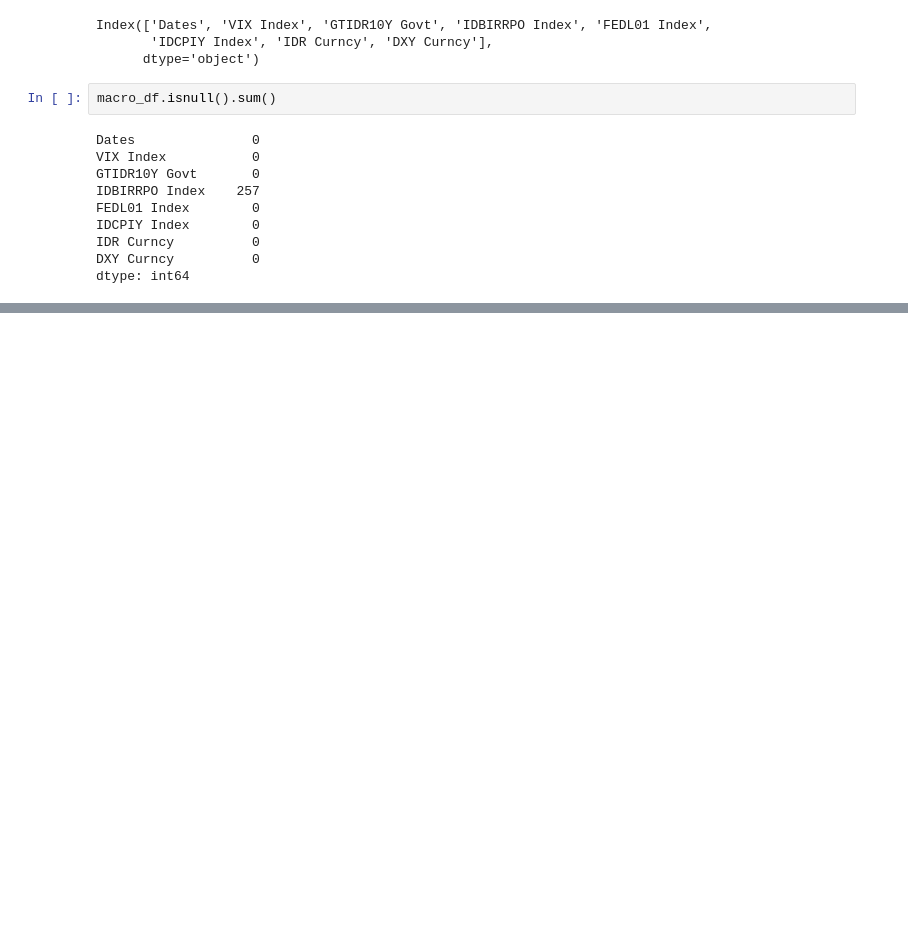
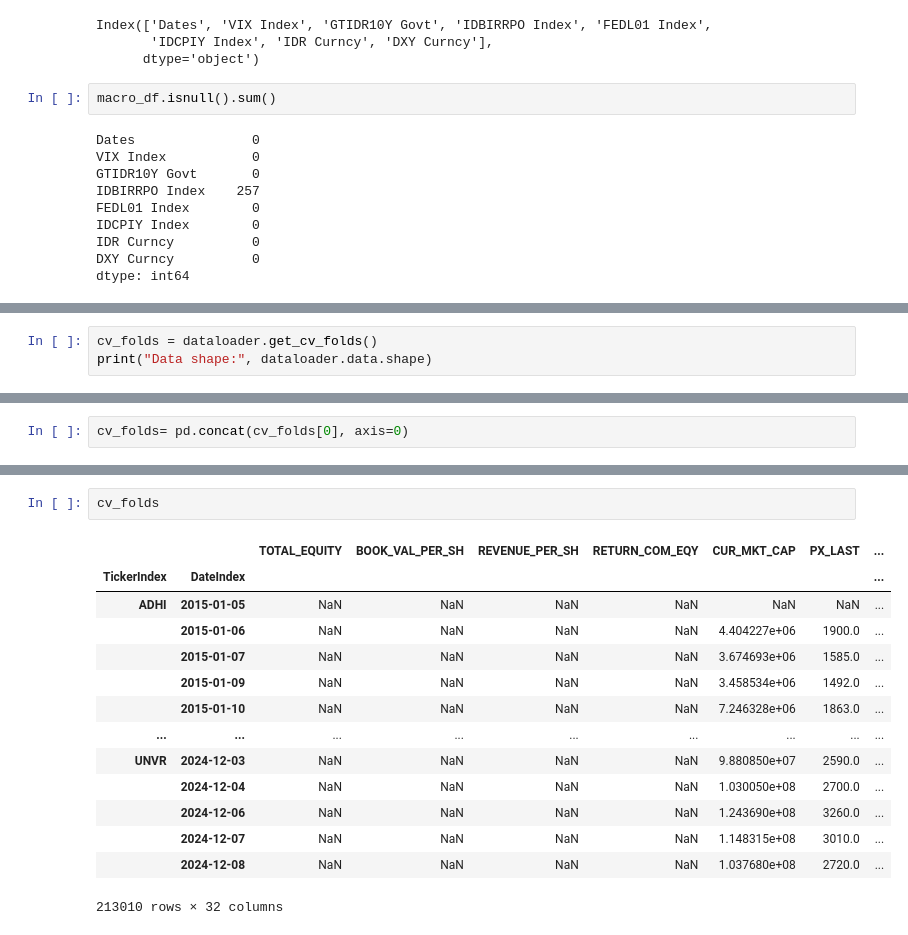
Before and after one commit to osamkabinladna/topquartile, a Jupyter notebook: topquartile/experiments/notebooks/Regime Switching.ipynb, the cells around one changed output, grey strips where cells are left out. Drawn from its saved outputs; the diff is of its cells as text; blank space fills up the shorter version.

```diff
--- a/topquartile/experiments/notebooks/Regime Switching.ipynb
+++ b/topquartile/experiments/notebooks/Regime Switching.ipynb
@@ -221,0 +212,3 @@ KeyError: 'Requested level (ticker) does not match index name (Dates)'
+# %%
+cv_folds = dataloader.get_cv_folds()
+print("Data shape:", dataloader.data.shape)
@@ -221,0 +233,2 @@ KeyError: 'Requested level (ticker) does not match index name (Dates)'
+# %%
+cv_folds= pd.concat(cv_folds[0], axis=0)
@@ -221,0 +270,17 @@ KeyError: 'Requested level (ticker) does not match index name (Dates)'
+# %%
+cv_folds
+# %% [output]
+|  |  | TOTAL_EQUITY | BOOK_VAL_PER_SH | REVENUE_PER_SH | RETURN_COM_EQY | CUR_MKT_CAP | PX_LAST | ... |
+| TickerIndex | DateIndex |  |  |  |  |  |  | ... |
+| ADHI | 2015-01-05 | NaN | NaN | NaN | NaN | NaN | NaN | ... |
+|  | 2015-01-06 | NaN | NaN | NaN | NaN | 4.404227e+06 | 1900.0 | ... |
+|  | 2015-01-07 | NaN | NaN | NaN | NaN | 3.674693e+06 | 1585.0 | ... |
+|  | 2015-01-09 | NaN | NaN | NaN | NaN | 3.458534e+06 | 1492.0 | ... |
+|  | 2015-01-10 | NaN | NaN | NaN | NaN | 7.246328e+06 | 1863.0 | ... |
+| ... | ... | ... | ... | ... | ... | ... | ... | ... |
+| UNVR | 2024-12-03 | NaN | NaN | NaN | NaN | 9.880850e+07 | 2590.0 | ... |
+|  | 2024-12-04 | NaN | NaN | NaN | NaN | 1.030050e+08 | 2700.0 | ... |
+|  | 2024-12-06 | NaN | NaN | NaN | NaN | 1.243690e+08 | 3260.0 | ... |
+|  | 2024-12-07 | NaN | NaN | NaN | NaN | 1.148315e+08 | 3010.0 | ... |
+|  | 2024-12-08 | NaN | NaN | NaN | NaN | 1.037680e+08 | 2720.0 | ... |
+213010 rows × 32 columns
```
Also changed, not shown: parts of 12 cells of this notebook, 3 other files.
